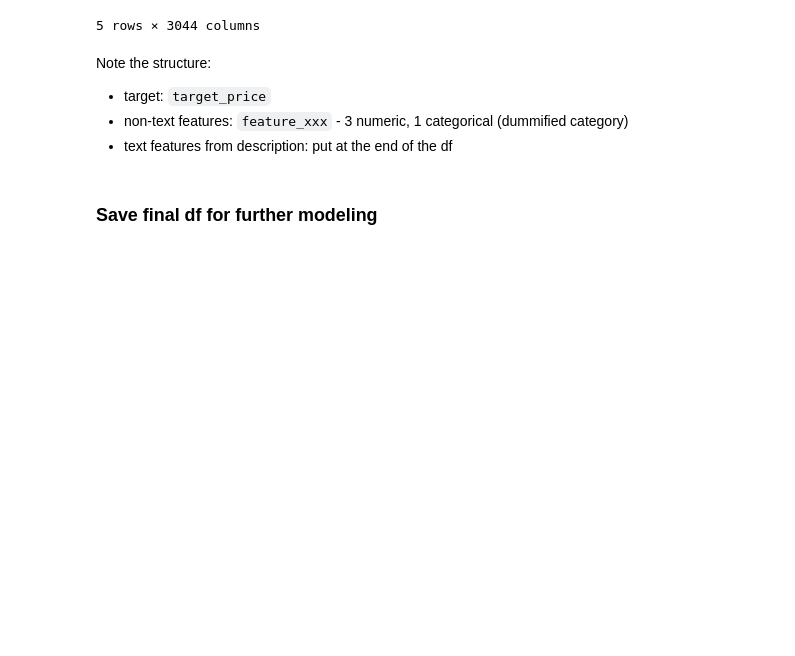
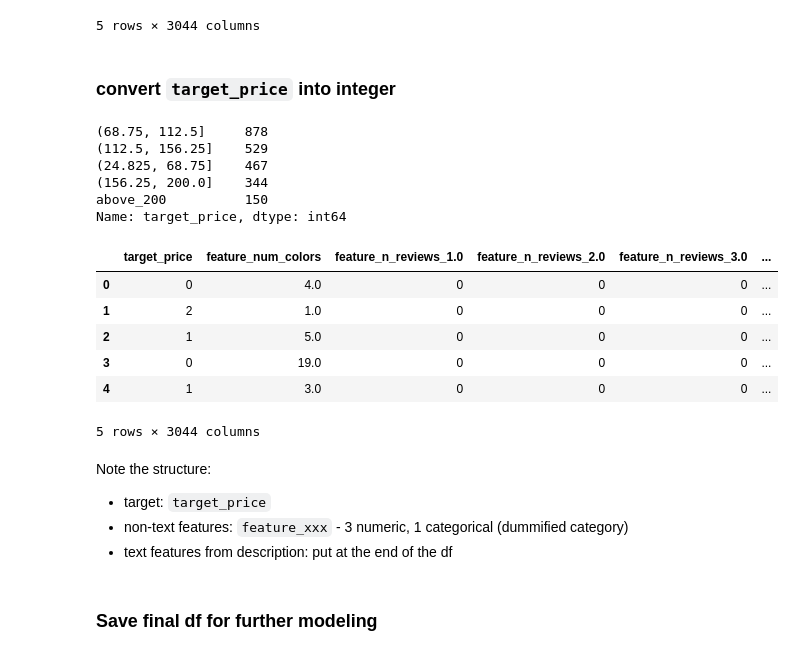
Before and after one commit to jasonkyungkim/nike_adidas_shoes, a Jupyter notebook: adidas_eda.ipynb, the cells around one changed output. Drawn from its saved outputs; the diff is of its cells as text; code cells hidden in the pictures; blank space fills up the shorter version.

Commit message:
integer target label

```diff
--- a/adidas_eda.ipynb
+++ b/adidas_eda.ipynb
@@ -941,6 +957,31 @@ df_model.head()
 | 3 | (24.825, 68.75] | 19.0 | 0 | 0 | 0 | ... |
 | 4 | (68.75, 112.5] | 3.0 | 0 | 0 | 0 | ... |
 5 rows × 3044 columns
+# %% [markdown]
+### convert `target_price` into integer
+# %%
+# the original labels
+df_model['target_price'].value_counts()
+# %% [output]
+(68.75, 112.5]     878
+(112.5, 156.25]    529
+(24.825, 68.75]    467
+(156.25, 200.0]    344
+above_200          150
+Name: target_price, dtype: int64
+# %%
+# label to int
+df_model['target_price'] = df_model['target_price'].astype('category').cat.codes
+# %%
+df_model.head()
+# %% [output]
+|  | target_price | feature_num_colors | feature_n_reviews_1.0 | feature_n_reviews_2.0 | feature_n_reviews_3.0 | ... |
+| 0 | 0 | 4.0 | 0 | 0 | 0 | ... |
+| 1 | 2 | 1.0 | 0 | 0 | 0 | ... |
+| 2 | 1 | 5.0 | 0 | 0 | 0 | ... |
+| 3 | 0 | 19.0 | 0 | 0 | 0 | ... |
+| 4 | 1 | 3.0 | 0 | 0 | 0 | ... |
+5 rows × 3044 columns
 # %% [markdown]
 Note the structure:
 
```
Also changed, not shown: parts of 12 cells of this notebook, 3 other files.
